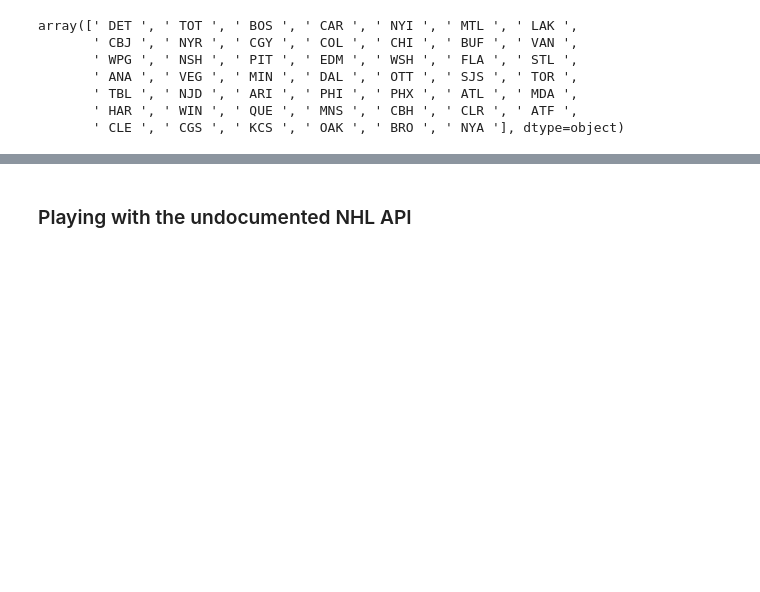
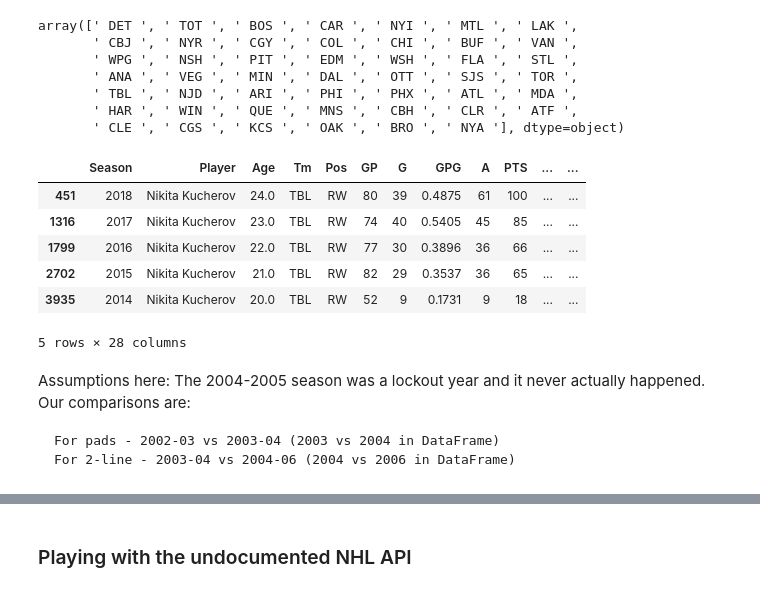
Before and after one commit to irvingcampbell/mod2project, a Jupyter notebook: NHL DF.ipynb, the cells around one changed output, grey strips where cells are left out. Saved outputs shown, nothing was run; the diff lists cells and outputs as text; code cells hidden in the pictures; blank space fills up the shorter version.

```diff
--- a/NHL DF.ipynb
+++ b/NHL DF.ipynb
@@ -72,0 +76,15 @@ array([' DET ', ' TOT ', ' BOS ', ' CAR ', ' NYI ', ' MTL ', ' LAK ',
+# %%
+df_nhl.loc[df_nhl.Player == 'Nikita Kucherov']
+# %% [output]
+|  | Season | Player | Age | Tm | Pos | GP | G | GPG | A | PTS | ... | ... |
+| 451 | 2018 | Nikita Kucherov | 24.0 | TBL | RW | 80 | 39 | 0.4875 | 61 | 100 | ... | ... |
+| 1316 | 2017 | Nikita Kucherov | 23.0 | TBL | RW | 74 | 40 | 0.5405 | 45 | 85 | ... | ... |
+| 1799 | 2016 | Nikita Kucherov | 22.0 | TBL | RW | 77 | 30 | 0.3896 | 36 | 66 | ... | ... |
+| 2702 | 2015 | Nikita Kucherov | 21.0 | TBL | RW | 82 | 29 | 0.3537 | 36 | 65 | ... | ... |
+| 3935 | 2014 | Nikita Kucherov | 20.0 | TBL | RW | 52 | 9 | 0.1731 | 9 | 18 | ... | ... |
+5 rows × 28 columns
+# %% [markdown]
+Assumptions here:  The 2004-2005 season was a lockout year and it never actually happened.  Our comparisons are:
+
+    For pads - 2002-03 vs 2003-04 (2003 vs 2004 in DataFrame)
+    For 2-line - 2003-04 vs 2004-06 (2004 vs 2006 in DataFrame)
```
Also changed, not shown: parts of 32 cells of this notebook.
